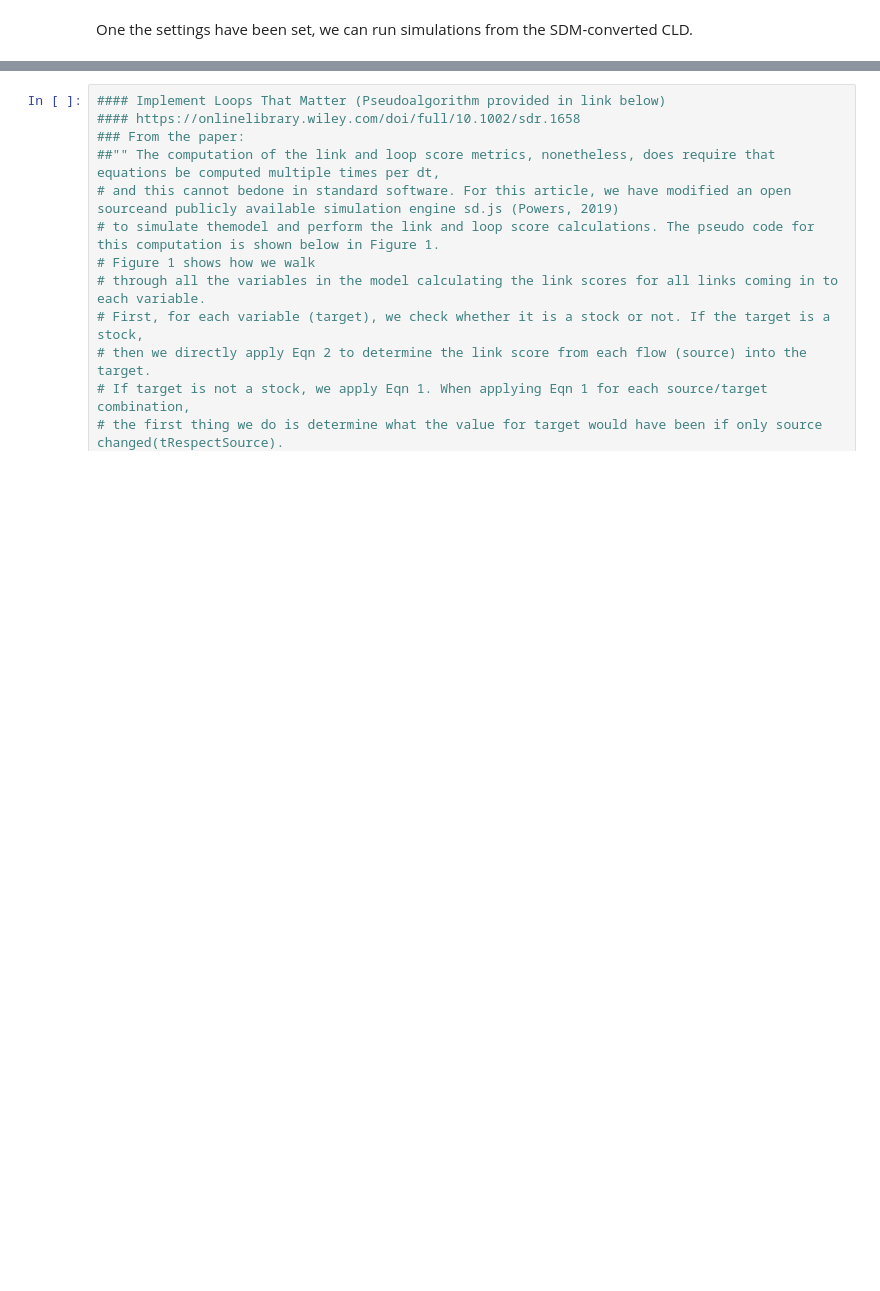
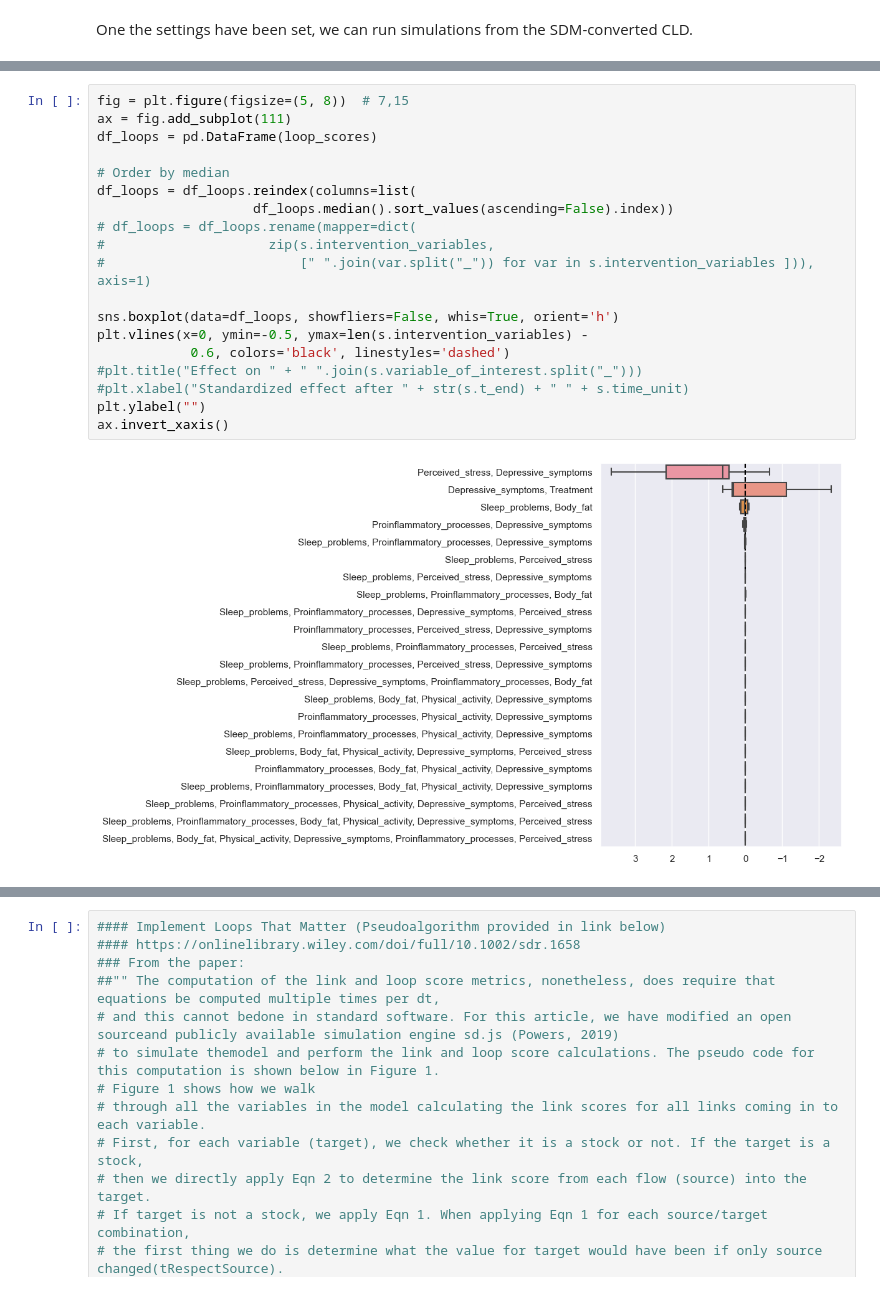
Before and after one commit to jerul/systemdynamics, a Jupyter notebook: Examples/Sleep.ipynb, the cells around one changed output, grey strips where cells are left out. Drawn from its saved outputs; the diff is of its cells as text; blank space fills up the shorter version.

Commit message:
First implementation of feedback loop analysis

```diff
--- a/Examples/Sleep.ipynb
+++ b/Examples/Sleep.ipynb
@@ -228,0 +229,21 @@ ValueError: matmul: Input operand 1 has a mismatch in its core dimension 0, with
+# %%
+fig = plt.figure(figsize=(5, 8))  # 7,15
+ax = fig.add_subplot(111)
+df_loops = pd.DataFrame(loop_scores)
+
+# Order by median
+df_loops = df_loops.reindex(columns=list(
+                    df_loops.median().sort_values(ascending=False).index))
+# df_loops = df_loops.rename(mapper=dict(
+#                     zip(s.intervention_variables,
+#                         [" ".join(var.split("_")) for var in s.intervention_variables ])), axis=1)
+
+sns.boxplot(data=df_loops, showfliers=False, whis=True, orient='h')
+plt.vlines(x=0, ymin=-0.5, ymax=len(s.intervention_variables) -
+            0.6, colors='black', linestyles='dashed')
+#plt.title("Effect on " + " ".join(s.variable_of_interest.split("_")))
+#plt.xlabel("Standardized effect after " + str(s.t_end) + " " + s.time_unit)
+plt.ylabel("")
+ax.invert_xaxis()
+# %% [output]
+[figure, added]
```
Also changed, not shown: parts of 17 cells of this notebook, 24 other files.
